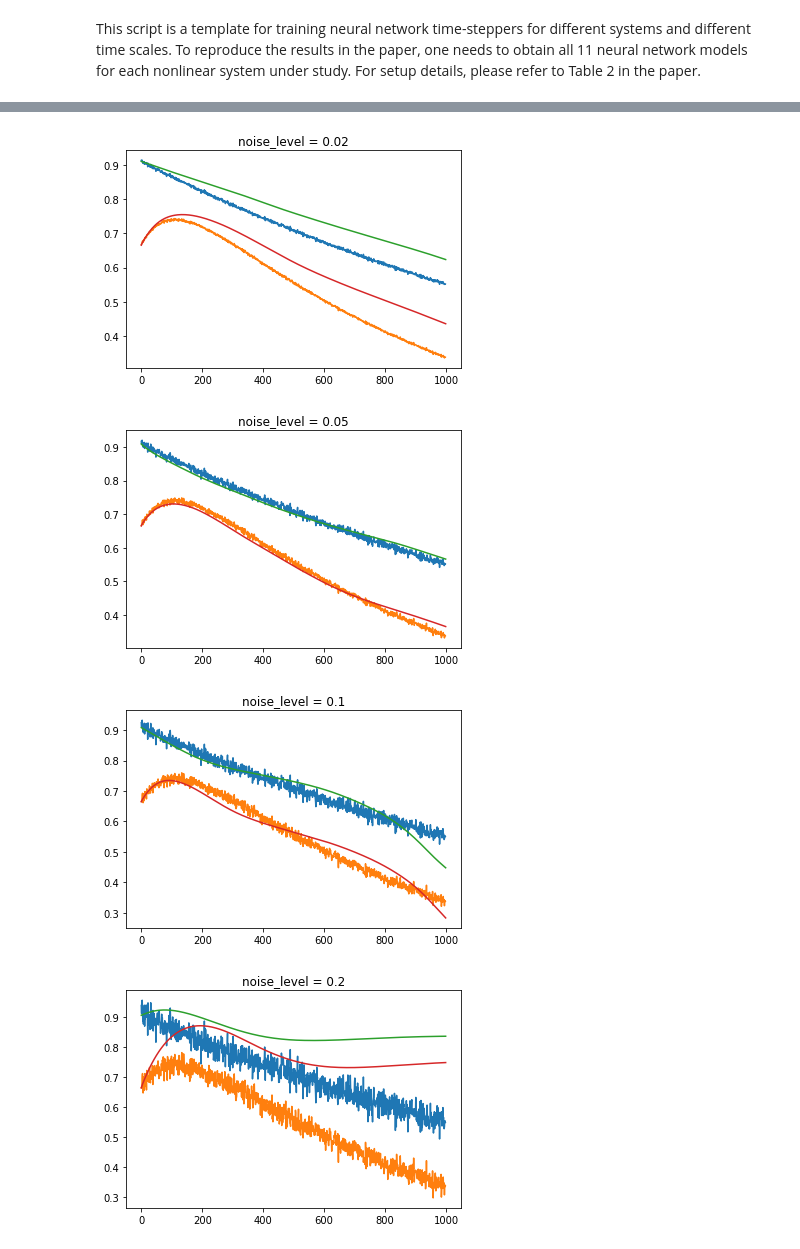
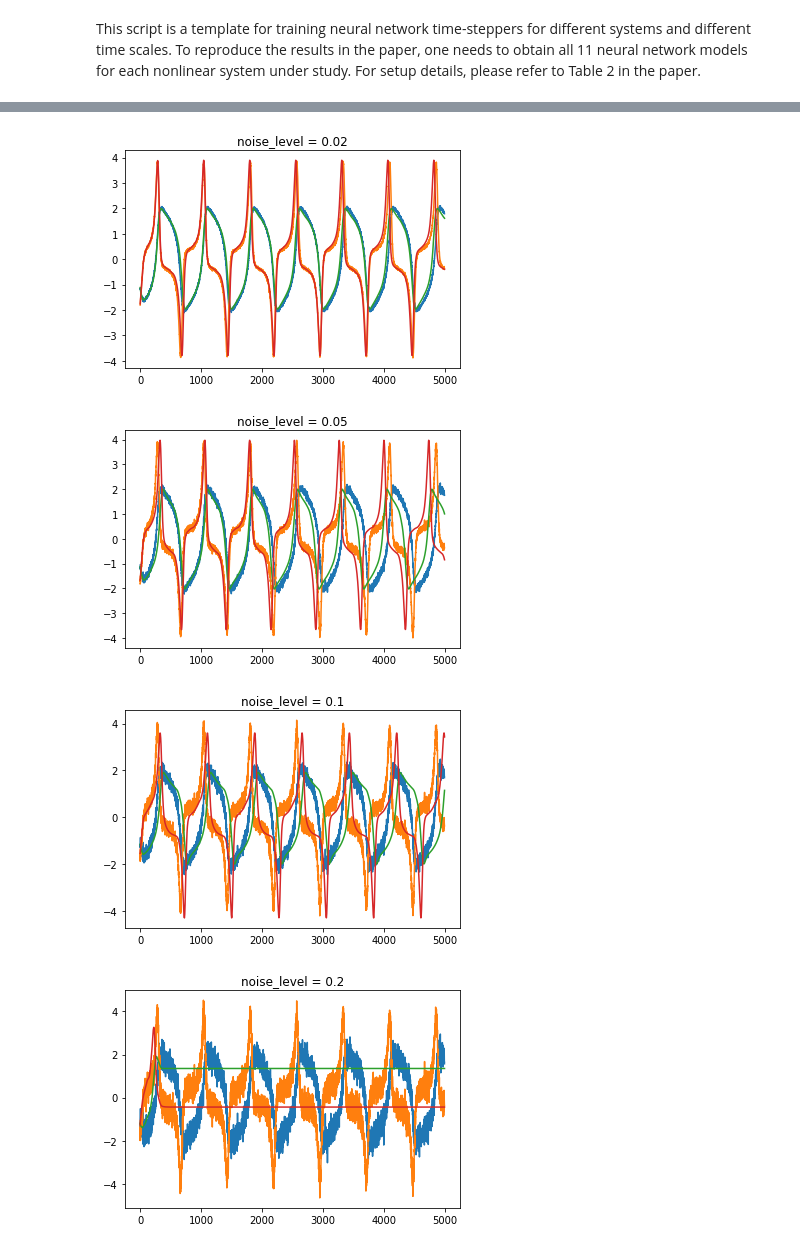
Before and after one commit to KatieJ16/ensemble_HiSTs, a Jupyter notebook: scripts/multiscale_HiTS_exp/model_training_post_noise.ipynb, the cells around one changed output, grey strips where cells are left out. Saved outputs shown, nothing was run; the diff lists cells and outputs as text; code cells hidden in the pictures.

```diff
--- a/scripts/multiscale_HiTS_exp/model_training_post_noise.ipynb
+++ b/scripts/multiscale_HiTS_exp/model_training_post_noise.ipynb
@@ -20,9 +20,9 @@ import ResNet as net
 # %%
 # adjustables
 
-k = 4                       # model index: should be in {0, 2, ..., 10}
+k = 5                       # model index: should be in {0, 2, ..., 10}
 dt = 0.01                     # time unit: 0.0005 for Lorenz and 0.01 for others
-system = 'Hyperbolic'         # system name: 'Hyperbolic', 'Cubic', 'VanDerPol', 'Hopf' or 'Lorenz'
+system = 'VanDerPol'         # system name: 'Hyperbolic', 'Cubic', 'VanDerPol', 'Hopf' or 'Lorenz'
 noise = 0.0                   # noise percentage: 0.00, 0.01 or 0.02
 
 lr = 1e-3                     # learning rate
@@ -106,6 +106,6 @@ plt.yticks(fontsize=20)
 # %%
 
-n_steps = 1000
+n_steps = 5000
 idx_snapshot = 2
 for i in range(len(models)):
     test_data = np.load(os.path.join(data_dir, 'test_noise{}.npy'.format(noise_levels[i])))
@@ -132,7 +132,7 @@ for i in range(len(models)):
 
 k = 2                       # model index: should be in {0, 2, ..., 10}
 dt = 0.01                     # time unit: 0.0005 for Lorenz and 0.01 for others
-system = 'Hyperbolic'         # system name: 'Hyperbolic', 'Cubic', 'VanDerPol', 'Hopf' or 'Lorenz'
+system = 'VanDerPol'         # system name: 'Hyperbolic', 'Cubic', 'VanDerPol', 'Hopf' or 'Lorenz'
 noise = 0.0                   # noise percentage: 0.00, 0.01 or 0.02
 
 lr = 1e-3                     # learning rate
@@ -240,0 +239,12 @@ plt.yticks(fontsize=20)
+# %%
+
+n_steps = 1000
+idx_snapshot = 2
+test_no_noise =     test_data = np.load(os.path.join(data_dir, 'test_noise{}.npy'.format(noise_levels[0])))
+for i in range(len(models)):
+    test_data = np.load(os.path.join(data_dir, 'test_noise{}.npy'.format(noise_levels[i])))
+    mse = np.mean((test_data - test_no_noise)**2, axis = (0,2))
+
+    plt.semilogy(mse)
+    print(mse[0])
+#     plt.show()
@@ -241,6 +259,6 @@ plt.yticks(fontsize=20)
 # %%
 
-n_steps = 1000
+n_steps = 5000
 idx_snapshot = 2
 for i in range(len(models)):
     test_data = np.load(os.path.join(data_dir, 'test_noise{}.npy'.format(noise_levels[i])))
@@ -261,4 +279,4 @@ for i in range(len(models)):
-[figure, old version]
+[figure, new version]
-[figure, old version]
+[figure, new version]
-[figure, old version]
+[figure, new version]
-[figure, old version]
+[figure, new version]
```
Also changed, not shown: parts of 7 cells of this notebook, 3 other files.
